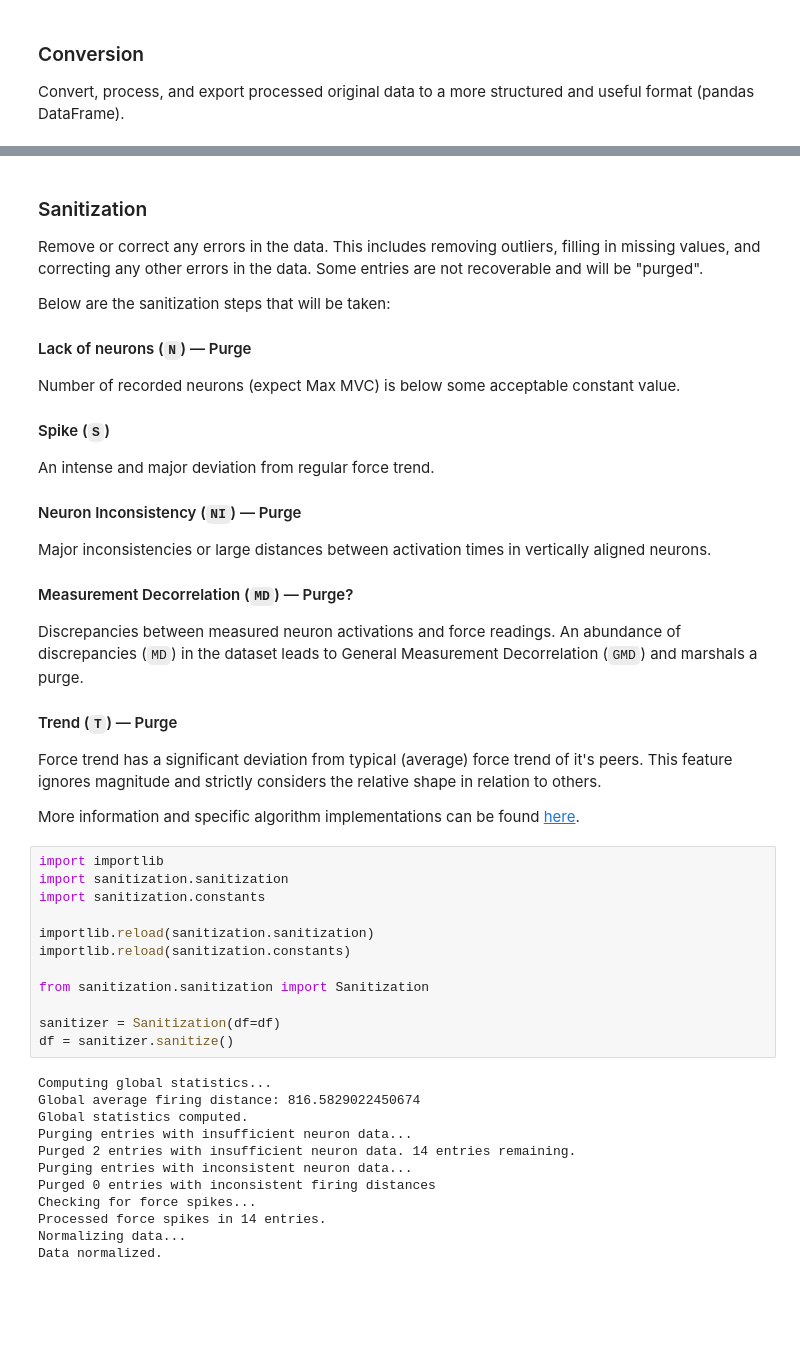
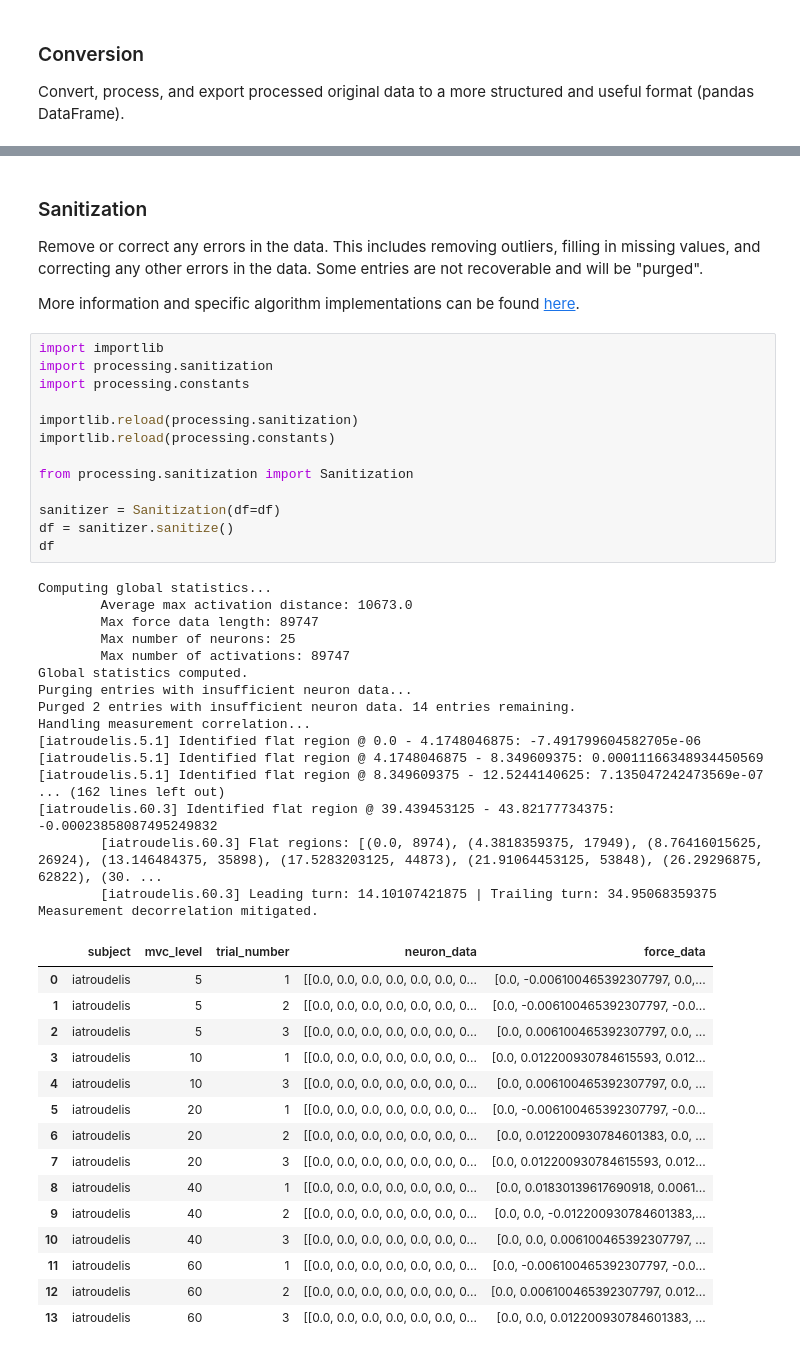
Before and after one commit to paul-bokelman/force-prediction, a Jupyter notebook: main.ipynb, the cells around one changed output, grey strips where cells are left out. Cells and saved outputs as stored; diff of their text form; blank space fills up the shorter version.

```diff
--- a/main.ipynb
+++ b/main.ipynb
@@ -67,47 +70,52 @@ Loading data for nick...
 
 Remove or correct any errors in the data. This includes removing outliers, filling in missing values, and correcting any other errors in the data. Some entries are not recoverable and will be "purged".
 
-Below are the sanitization steps that will be taken:
-
-#### Lack of neurons (`N`) — Purge
-Number of recorded neurons (expect Max MVC) is below some acceptable constant value.
-
-#### Spike (`S`)
-An intense and major deviation from regular force trend.
-
-#### Neuron Inconsistency (`NI`) — Purge
-Major inconsistencies or large distances between activation times in vertically aligned neurons.
-
-#### Measurement Decorrelation (`MD`) — Purge?
-Discrepancies between measured neuron activations and force readings. An abundance of discrepancies (`MD`) in the dataset leads to General Measurement Decorrelation (`GMD`) and marshals a purge.
-
-#### Trend (`T`) — Purge
-Force trend has a significant deviation from typical (average) force trend of it's peers. This feature ignores magnitude and strictly considers the relative shape in relation to others.
-
 More information and specific algorithm implementations can be found [here](https://github.com/paul-bokelman/force-prediction/issues/3).
 # %%
 import importlib
-import sanitization.sanitization
-import sanitization.constants
+import processing.sanitization
+import processing.constants
 
-importlib.reload(sanitization.sanitization)
-importlib.reload(sanitization.constants)
+importlib.reload(processing.sanitization)
+importlib.reload(processing.constants)
 
-from sanitization.sanitization import Sanitization
+from processing.sanitization import Sanitization
 
 sanitizer = Sanitization(df=df)
 df = sanitizer.sanitize()
+df
 # %% [output]
 Computing global statistics...
-Global average firing distance: 816.5829022450674
+        Average max activation distance: 10673.0
+        Max force data length: 89747
+        Max number of neurons: 25
+        Max number of activations: 89747
 Global statistics computed.
 Purging entries with insufficient neuron data...
 Purged 2 entries with insufficient neuron data. 14 entries remaining.
-Purging entries with inconsistent neuron data...
-Purged 0 entries with inconsistent firing distances
-Checking for force spikes...
-Processed force spikes in 14 entries.
-Normalizing data...
-Data normalized.
+Handling measurement correlation...
+[iatroudelis.5.1] Identified flat region @ 0.0 - 4.1748046875: -7.491799604582705e-06
+[iatroudelis.5.1] Identified flat region @ 4.1748046875 - 8.349609375: 0.00011166348934450569
+[iatroudelis.5.1] Identified flat region @ 8.349609375 - 12.5244140625: 7.135047242473569e-07
+... (162 lines left out)
+[iatroudelis.60.3] Identified flat region @ 39.439453125 - 43.82177734375: -0.00023858087495249832
+        [iatroudelis.60.3] Flat regions: [(0.0, 8974), (4.3818359375, 17949), (8.76416015625, 26924), (13.146484375, 35898), (17.5283203125, 44873), (21.91064453125, 53848), (26.29296875, 62822), (30. ...
+        [iatroudelis.60.3] Leading turn: 14.10107421875 | Trailing turn: 34.95068359375
+Measurement decorrelation mitigated.
+|  | subject | mvc_level | trial_number | neuron_data | force_data |
+| 0 | iatroudelis | 5 | 1 | [[0.0, 0.0, 0.0, 0.0, 0.0, 0.0, 0... | [0.0, -0.006100465392307797, 0.0,... |
+| 1 | iatroudelis | 5 | 2 | [[0.0, 0.0, 0.0, 0.0, 0.0, 0.0, 0... | [0.0, -0.006100465392307797, -0.0... |
+| 2 | iatroudelis | 5 | 3 | [[0.0, 0.0, 0.0, 0.0, 0.0, 0.0, 0... | [0.0, 0.006100465392307797, 0.0, ... |
+| 3 | iatroudelis | 10 | 1 | [[0.0, 0.0, 0.0, 0.0, 0.0, 0.0, 0... | [0.0, 0.012200930784615593, 0.012... |
+| 4 | iatroudelis | 10 | 3 | [[0.0, 0.0, 0.0, 0.0, 0.0, 0.0, 0... | [0.0, 0.006100465392307797, 0.0, ... |
+| 5 | iatroudelis | 20 | 1 | [[0.0, 0.0, 0.0, 0.0, 0.0, 0.0, 0... | [0.0, -0.006100465392307797, -0.0... |
+| 6 | iatroudelis | 20 | 2 | [[0.0, 0.0, 0.0, 0.0, 0.0, 0.0, 0... | [0.0, 0.012200930784601383, 0.0, ... |
+| 7 | iatroudelis | 20 | 3 | [[0.0, 0.0, 0.0, 0.0, 0.0, 0.0, 0... | [0.0, 0.012200930784615593, 0.012... |
+| 8 | iatroudelis | 40 | 1 | [[0.0, 0.0, 0.0, 0.0, 0.0, 0.0, 0... | [0.0, 0.01830139617690918, 0.0061... |
+| 9 | iatroudelis | 40 | 2 | [[0.0, 0.0, 0.0, 0.0, 0.0, 0.0, 0... | [0.0, 0.0, -0.012200930784601383,... |
+| 10 | iatroudelis | 40 | 3 | [[0.0, 0.0, 0.0, 0.0, 0.0, 0.0, 0... | [0.0, 0.0, 0.006100465392307797, ... |
+| 11 | iatroudelis | 60 | 1 | [[0.0, 0.0, 0.0, 0.0, 0.0, 0.0, 0... | [0.0, -0.006100465392307797, -0.0... |
+| 12 | iatroudelis | 60 | 2 | [[0.0, 0.0, 0.0, 0.0, 0.0, 0.0, 0... | [0.0, 0.006100465392307797, 0.012... |
+| 13 | iatroudelis | 60 | 3 | [[0.0, 0.0, 0.0, 0.0, 0.0, 0.0, 0... | [0.0, 0.0, 0.012200930784601383, ... |
 # %%
 sanitizer.show_purged()
```
Also changed, not shown: parts of 4 cells of this notebook, 13 other files.
